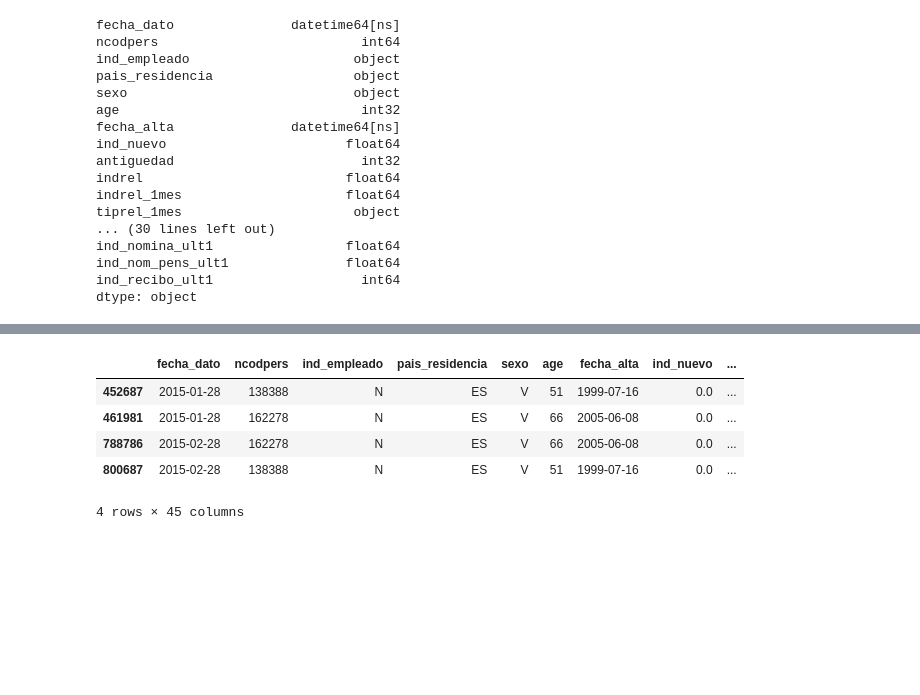
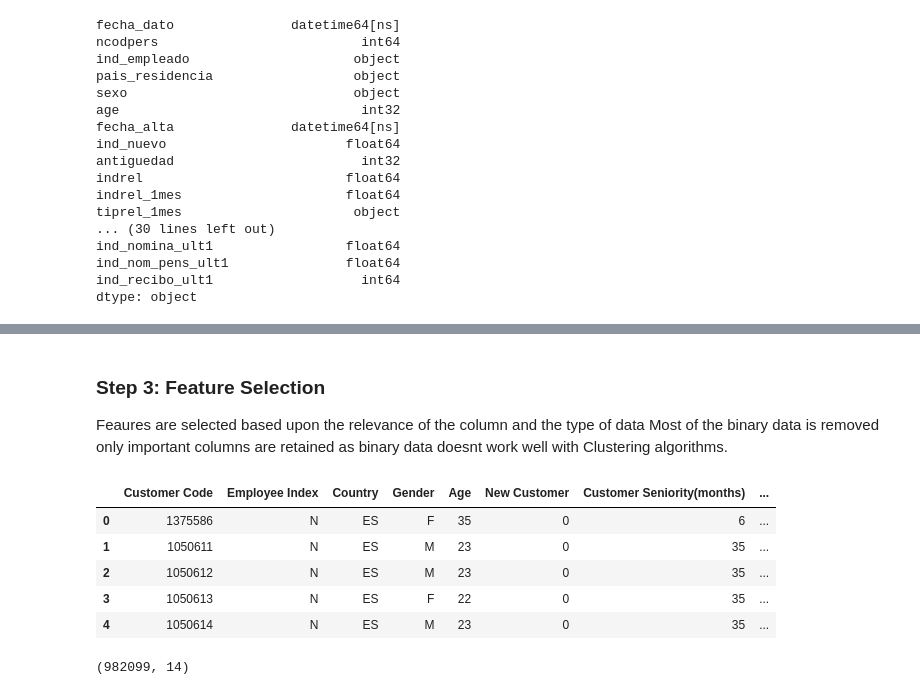
Before and after one commit to uthej12/Customer_Segmentation, a Jupyter notebook: Worksheet.ipynb, the cells around one changed output, grey strips where cells are left out. Cells and saved outputs as stored; diff of their text form; code cells hidden in the pictures; blank space fills up the shorter version.

```diff
--- a/Worksheet.ipynb
+++ b/Worksheet.ipynb
@@ -226,2 +202,3 @@ Index(['fecha_dato', 'ncodpers', 'ind_empleado', 'pais_residencia', 'sexo',
 # %%
-df['fecha_dato'].unique()
+df[df['antiguedad']<0] # remove these rows as
+df = df[df['antiguedad']>0]
@@ -235,3 +205,6 @@ array(['N', 'A', 'F', 'B', 'S'], dtype=object)
 # %%
+df['sexo'].unique() # change the gender H- Female, V-Male(spanish)
+df['sexo'].replace('H','F',inplace=True)
+df['sexo'].replace('V','M',inplace=True)
 df['sexo'].unique()
 # %% [output]
@@ -250,12 +212,30 @@ array(['2015-01-12T00:00:00.000000000', '2012-08-10T00:00:00.000000000',
+# %%
+df['ind_nuevo'] = df['ind_nuevo'].astype(int)
+df['indrel_1mes'] = df['indrel_1mes'].astype(int)
+# %% [markdown]
+### Step 3: Feature Selection
+Feaures are selected based upon the relevance of the column and the type of data
+Most of the binary data is removed only important columns are retained as binary data doesnt work well with Clustering algorithms.
 # %%
-columns_to_use = ['ind_empleado', 'pais_residencia', 'sexo', 'age', 'ind_nuevo', 'antiguedad', 'indrel_1mes', 'tiprel_1mes',
-                 'indresi', 'indext', 'canal_entrada','nomprov', 'renta']
+columns_to_use = ['ncodpers','ind_empleado', 'pais_residencia', 'sexo', 'age', 'ind_nuevo', 'antiguedad',
+                  'indrel_1mes', 'tiprel_1mes','indresi', 'indext', 'canal_entrada','nomprov', 'renta']
+
+new_names = ['Customer Code', 'Employee Index', 'Country', 'Gender', 'Age', 'New Customer', 'Customer Seniority(months)',
+            'Customer type', 'Customer relation type', 'Residence index', 'Foreigner index', 'Channel joined', 'Province',
+             'Gross Income']
+
+final_df = df[columns_to_use]
+final_df.columns = new_names
+
+final_df.head()
+# %% [output]
+|  | Customer Code | Employee Index | Country | Gender | Age | New Customer | Customer Seniority(months) | ... |
+| 0 | 1375586 | N | ES | F | 35 | 0 | 6 | ... |
+| 1 | 1050611 | N | ES | M | 23 | 0 | 35 | ... |
+| 2 | 1050612 | N | ES | M | 23 | 0 | 35 | ... |
+| 3 | 1050613 | N | ES | F | 22 | 0 | 35 | ... |
+| 4 | 1050614 | N | ES | M | 23 | 0 | 35 | ... |
 # %%
-df[df['antiguedad']<0] # remove these rows
+final_df.shape
 # %% [output]
-|  | fecha_dato | ncodpers | ind_empleado | pais_residencia | sexo | age | fecha_alta | ind_nuevo | ... |
-| 452687 | 2015-01-28 | 138388 | N | ES | V | 51 | 1999-07-16 | 0.0 | ... |
-| 461981 | 2015-01-28 | 162278 | N | ES | V | 66 | 2005-06-08 | 0.0 | ... |
-| 788786 | 2015-02-28 | 162278 | N | ES | V | 66 | 2005-06-08 | 0.0 | ... |
-| 800687 | 2015-02-28 | 138388 | N | ES | V | 51 | 1999-07-16 | 0.0 | ... |
-4 rows × 45 columns
+(982099, 14)
```
Also changed, not shown: parts of 12 cells of this notebook, 1 other file.
